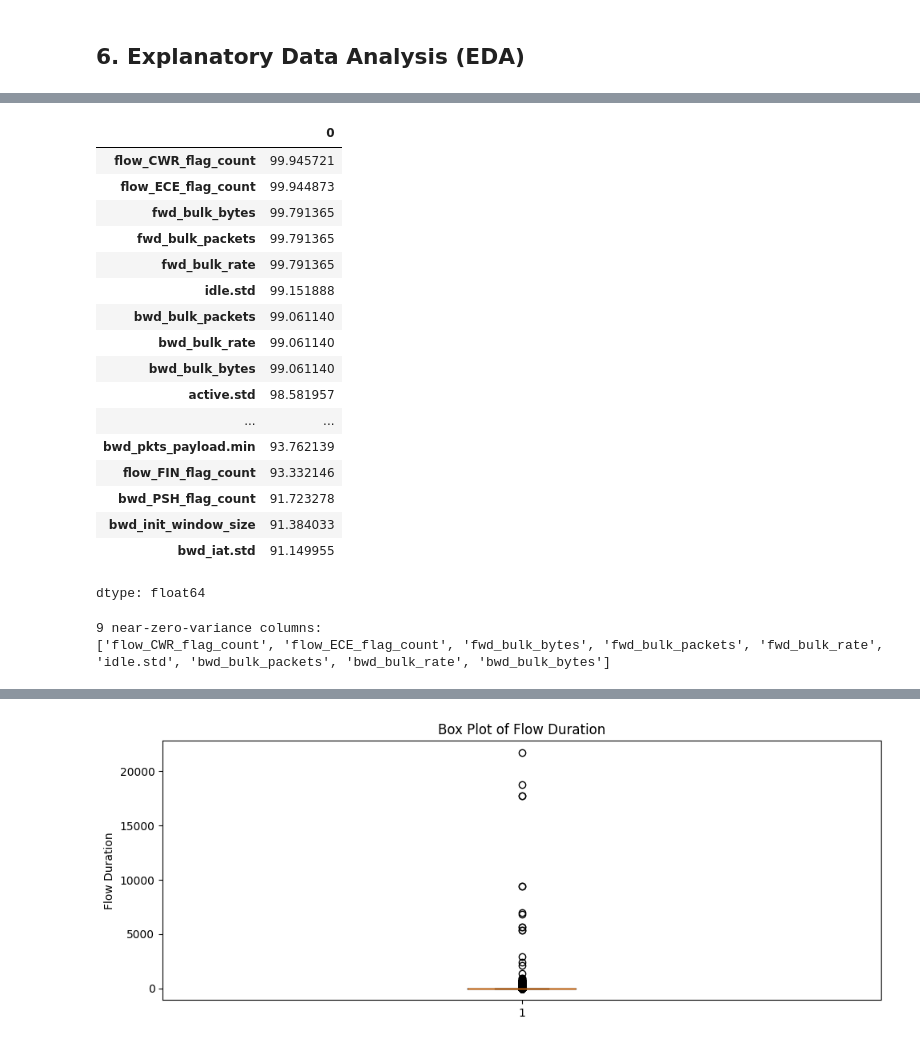
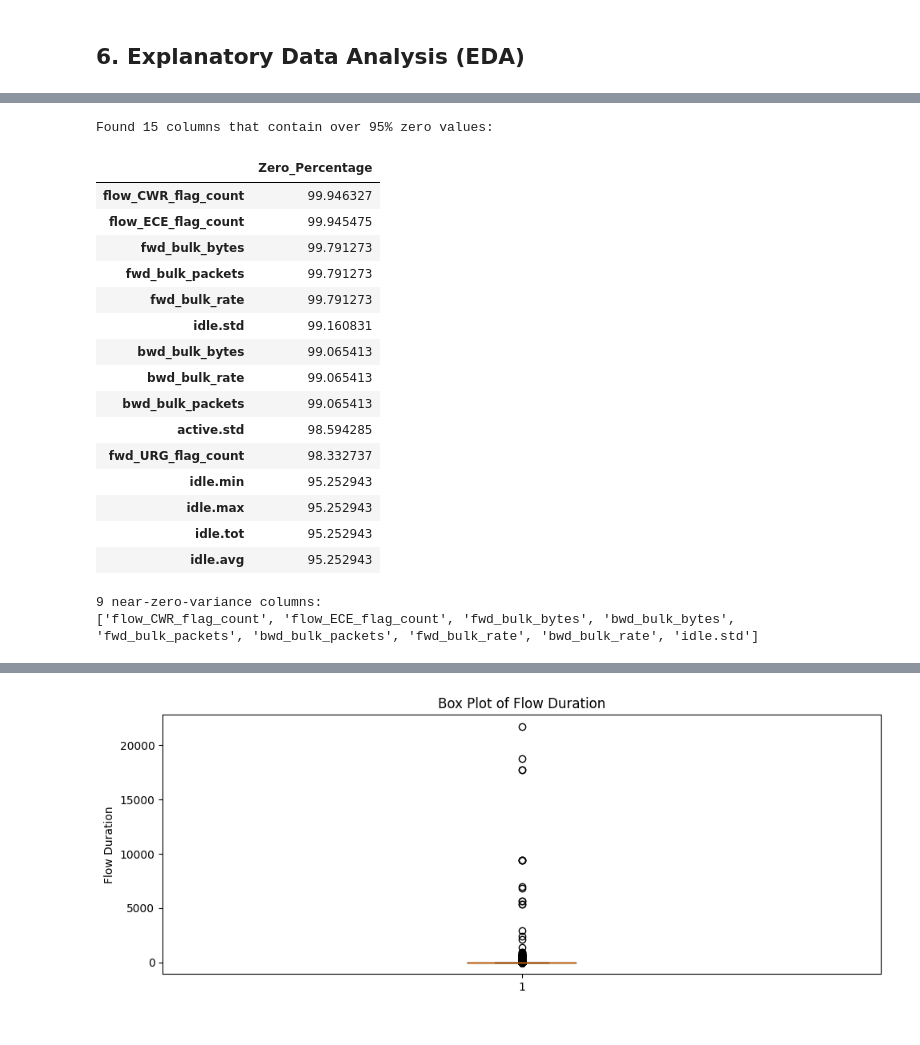
Before and after one commit to AzizaZaman101/RT-IoT2022_Multi-Class_IoT_Attack_Detection_ML, a Jupyter notebook: notebooks/RT_IoT2022_Multi_Class_IoT_Attack_Detection_ML.ipynb, the cells around one changed output, grey strips where cells are left out. Cells and saved outputs as stored; diff of their text form; code cells hidden in the pictures.

```diff
--- a/notebooks/RT_IoT2022_Multi_Class_IoT_Attack_Detection_ML.ipynb
+++ b/notebooks/RT_IoT2022_Multi_Class_IoT_Attack_Detection_ML.ipynb
@@ -583,33 +539,34 @@ numeric_stats.sort_values(
 # %%
 # calculates the percentage of zeros in each column - sparsity
 
-zero_percentage = (df_clean[numerical_columns] == 0).mean() * 100
+existing_numerical_cols = [col for col in numerical_columns if col in df_clean.columns]
+
+zero_percentage = (df_clean[existing_numerical_cols] == 0).mean() * 100
 
 # Filter for columns that are "zero-heavy" (95% or more zeros) and format as a table
 zero_heavy = zero_percentage[zero_percentage >= 95].sort_values(ascending=False)
 zero_heavy_df = zero_heavy.to_frame(name='Zero_Percentage')
 
 print(f"Found {len(zero_heavy)} columns that contain over 95% zero values:")
 zero_heavy_df
 # %% [output]
+Found 15 columns that contain over 95% zero values:
-|  | 0 |
-| flow_CWR_flag_count | 99.945721 |
-| flow_ECE_flag_count | 99.944873 |
-| fwd_bulk_bytes | 99.791365 |
-| fwd_bulk_packets | 99.791365 |
-| fwd_bulk_rate | 99.791365 |
-| idle.std | 99.151888 |
-| bwd_bulk_packets | 99.061140 |
-| bwd_bulk_rate | 99.061140 |
-| bwd_bulk_bytes | 99.061140 |
-| active.std | 98.581957 |
-| ... | ... |
-| bwd_pkts_payload.min | 93.762139 |
-| flow_FIN_flag_count | 93.332146 |
-| bwd_PSH_flag_count | 91.723278 |
-| bwd_init_window_size | 91.384033 |
-| bwd_iat.std | 91.149955 |
+|  | Zero_Percentage |
+| flow_CWR_flag_count | 99.946327 |
+| flow_ECE_flag_count | 99.945475 |
+| fwd_bulk_bytes | 99.791273 |
+| fwd_bulk_packets | 99.791273 |
+| fwd_bulk_rate | 99.791273 |
+| idle.std | 99.160831 |
+| bwd_bulk_bytes | 99.065413 |
+| bwd_bulk_rate | 99.065413 |
+| bwd_bulk_packets | 99.065413 |
+| active.std | 98.594285 |
+| fwd_URG_flag_count | 98.332737 |
+| idle.min | 95.252943 |
+| idle.max | 95.252943 |
+| idle.tot | 95.252943 |
+| idle.avg | 95.252943 |
-dtype: float64
 # %%
 # Columns that are 0 for almost every row carry almost no signal
 near_zero_cols = zero_percentage[zero_percentage >= 99].index.tolist()
@@ -617,7 +574,7 @@ print(f"{len(near_zero_cols)} near-zero-variance columns:")
 print(near_zero_cols)
 # %% [output]
 9 near-zero-variance columns:
-['flow_CWR_flag_count', 'flow_ECE_flag_count', 'fwd_bulk_bytes', 'fwd_bulk_packets', 'fwd_bulk_rate', 'idle.std', 'bwd_bulk_packets', 'bwd_bulk_rate', 'bwd_bulk_bytes']
+['flow_CWR_flag_count', 'flow_ECE_flag_count', 'fwd_bulk_bytes', 'bwd_bulk_bytes', 'fwd_bulk_packets', 'bwd_bulk_packets', 'fwd_bulk_rate', 'bwd_bulk_rate', 'idle.std']
 # %%
 # outputs exactly how many times each unique text value appears in protocol
 
```
Also changed, not shown: parts of 65 cells of this notebook.
